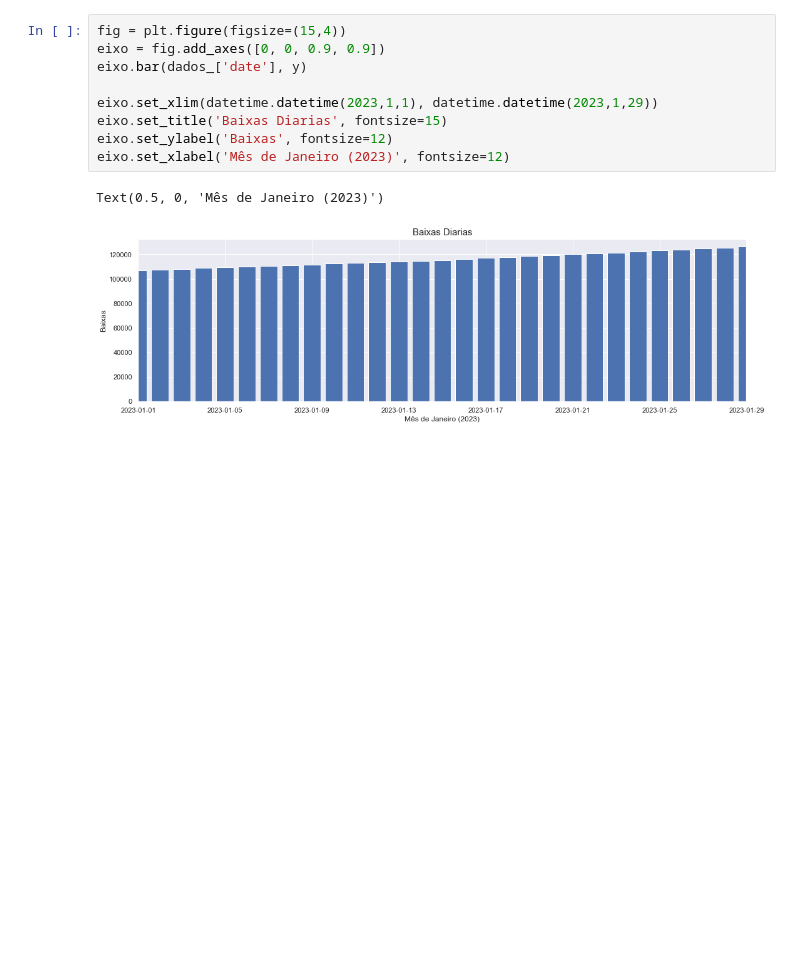
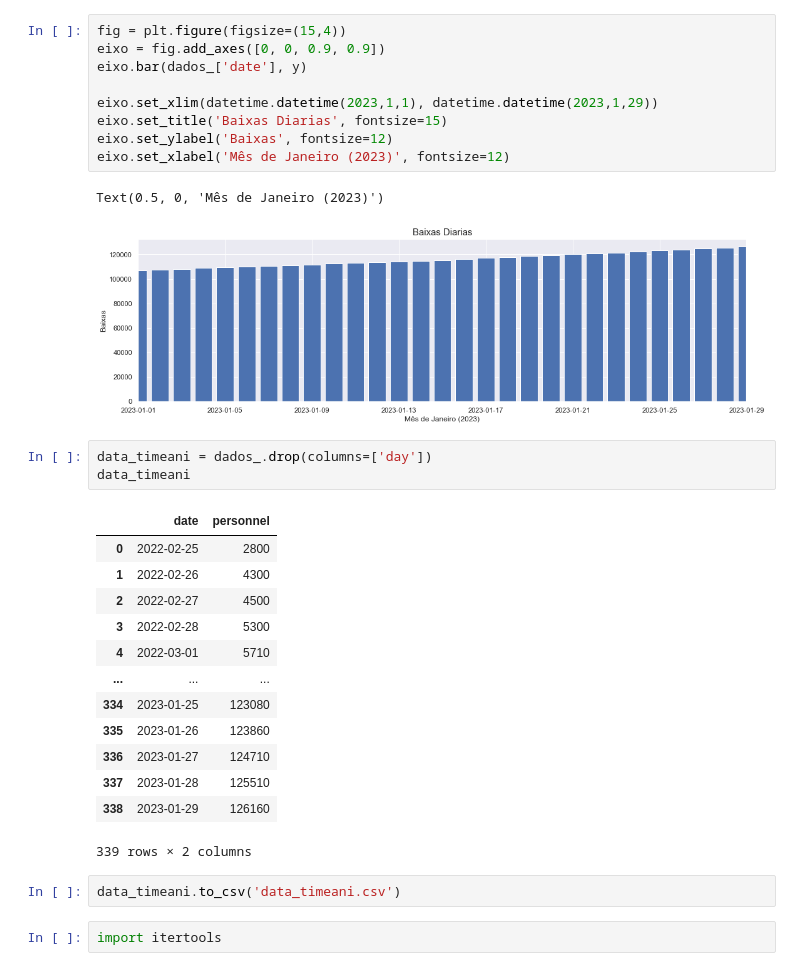
Before and after one commit to henriquecarvalho-maker/Projeto-Guerra-da-Ucrania, a Jupyter notebook: Russia_Losses.ipynb, the cells around one changed output. Saved outputs shown, nothing was run; the diff lists cells and outputs as text; blank space fills up the shorter version.

```diff
--- a/Russia_Losses.ipynb
+++ b/Russia_Losses.ipynb
@@ -117,3 +118,24 @@ eixo.set_xlabel('Mês de Janeiro (2023)', fontsize=12)
 # %% [output]
 Text(0.5, 0, 'Mês de Janeiro (2023)')
 [figure]
+# %%
+data_timeani = dados_.drop(columns=['day'])
+data_timeani
+# %% [output]
+|  | date | personnel |
+| 0 | 2022-02-25 | 2800 |
+| 1 | 2022-02-26 | 4300 |
+| 2 | 2022-02-27 | 4500 |
+| 3 | 2022-02-28 | 5300 |
+| 4 | 2022-03-01 | 5710 |
+| ... | ... | ... |
+| 334 | 2023-01-25 | 123080 |
+| 335 | 2023-01-26 | 123860 |
+| 336 | 2023-01-27 | 124710 |
+| 337 | 2023-01-28 | 125510 |
+| 338 | 2023-01-29 | 126160 |
+339 rows × 2 columns
+# %%
+data_timeani.to_csv('data_timeani.csv')
+# %%
+import itertools
```
Also changed, not shown: parts of 8 cells of this notebook, 2 other files.
